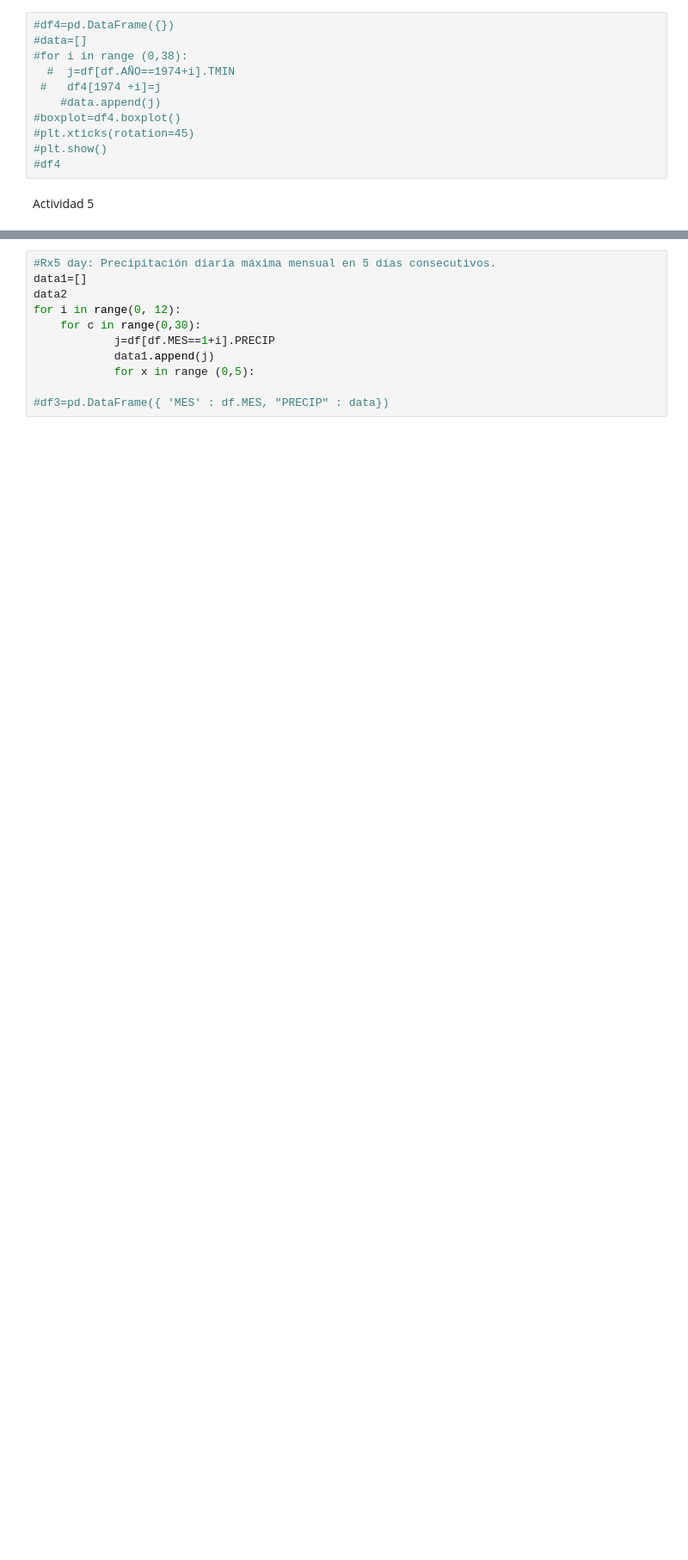
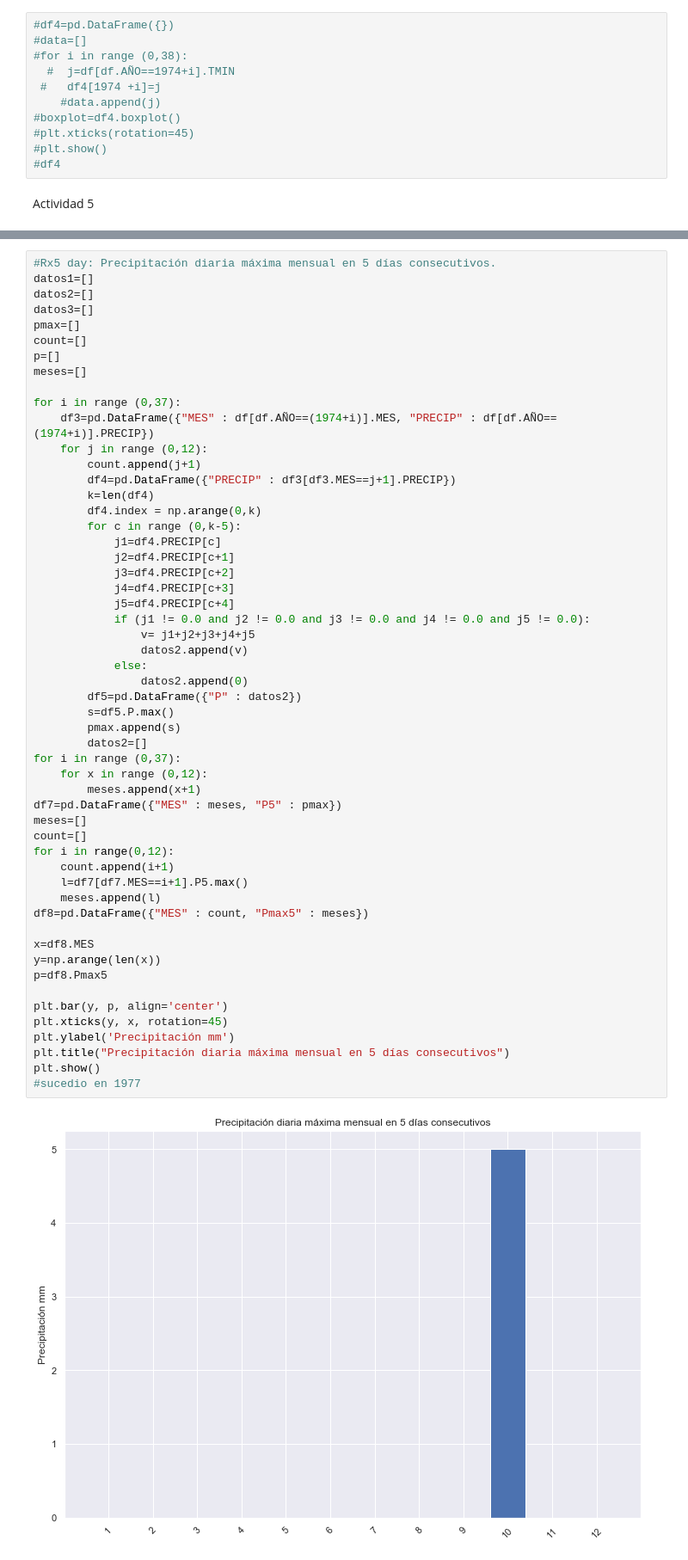
Before and after one commit to FidelNavarro/computacional, a Jupyter notebook: Actividad5/Actividad5.ipynb, the cells around one changed output, grey strips where cells are left out. Shown at 86% size. Cells and saved outputs as stored; diff of their text form; blank space fills up the shorter version.

```diff
--- a/Actividad5/Actividad5.ipynb
+++ b/Actividad5/Actividad5.ipynb
@@ -855,14 +867,59 @@ plt.title("Precipitación Máxima Mensual")
 plt.show()
 # %% [output]
 [figure]
-# %%
-#Rx5 day: Precipitación diaria máxima mensual en 5 días consecutivos.
-data1=[]
-data2
-for i in range(0, 12):
-    for c in range(0,30):
-            j=df[df.MES==1+i].PRECIP
-            data1.append(j)
-            for x in range (0,5):
-
-#df3=pd.DataFrame({ 'MES' : df.MES, "PRECIP" : data})
+# %%
+#Rx5 day: Precipitación diaria máxima mensual en 5 días consecutivos.
+datos1=[]
+datos2=[]
+datos3=[]
+pmax=[]
+count=[]
+p=[]
+meses=[]
+
+for i in range (0,37):
+    df3=pd.DataFrame({"MES" : df[df.AÑO==(1974+i)].MES, "PRECIP" : df[df.AÑO==(1974+i)].PRECIP})
+    for j in range (0,12):
+        count.append(j+1)
+        df4=pd.DataFrame({"PRECIP" : df3[df3.MES==j+1].PRECIP})
+        k=len(df4)
+        df4.index = np.arange(0,k)
+        for c in range (0,k-5):
+            j1=df4.PRECIP[c]
+            j2=df4.PRECIP[c+1]
+            j3=df4.PRECIP[c+2]
+            j4=df4.PRECIP[c+3]
+            j5=df4.PRECIP[c+4]
+            if (j1 != 0.0 and j2 != 0.0 and j3 != 0.0 and j4 != 0.0 and j5 != 0.0):
+                v= j1+j2+j3+j4+j5
+                datos2.append(v)
+            else:
+                datos2.append(0)
+        df5=pd.DataFrame({"P" : datos2})
+        s=df5.P.max()
+        pmax.append(s)
+        datos2=[]
+for i in range (0,37):
+    for x in range (0,12):
+        meses.append(x+1)
+df7=pd.DataFrame({"MES" : meses, "P5" : pmax})
+meses=[]
+count=[]
+for i in range(0,12):
+    count.append(i+1)
+    l=df7[df7.MES==i+1].P5.max()
+    meses.append(l)
+df8=pd.DataFrame({"MES" : count, "Pmax5" : meses})
+
+x=df8.MES
+y=np.arange(len(x))
+p=df8.Pmax5
+
+plt.bar(y, p, align='center')
+plt.xticks(y, x, rotation=45)
+plt.ylabel('Precipitación mm')
+plt.title("Precipitación diaria máxima mensual en 5 días consecutivos")
+plt.show()
+#sucedio en 1977
+# %% [output]
+[figure, added]
```
Also changed, not shown: parts of 11 cells of this notebook.
